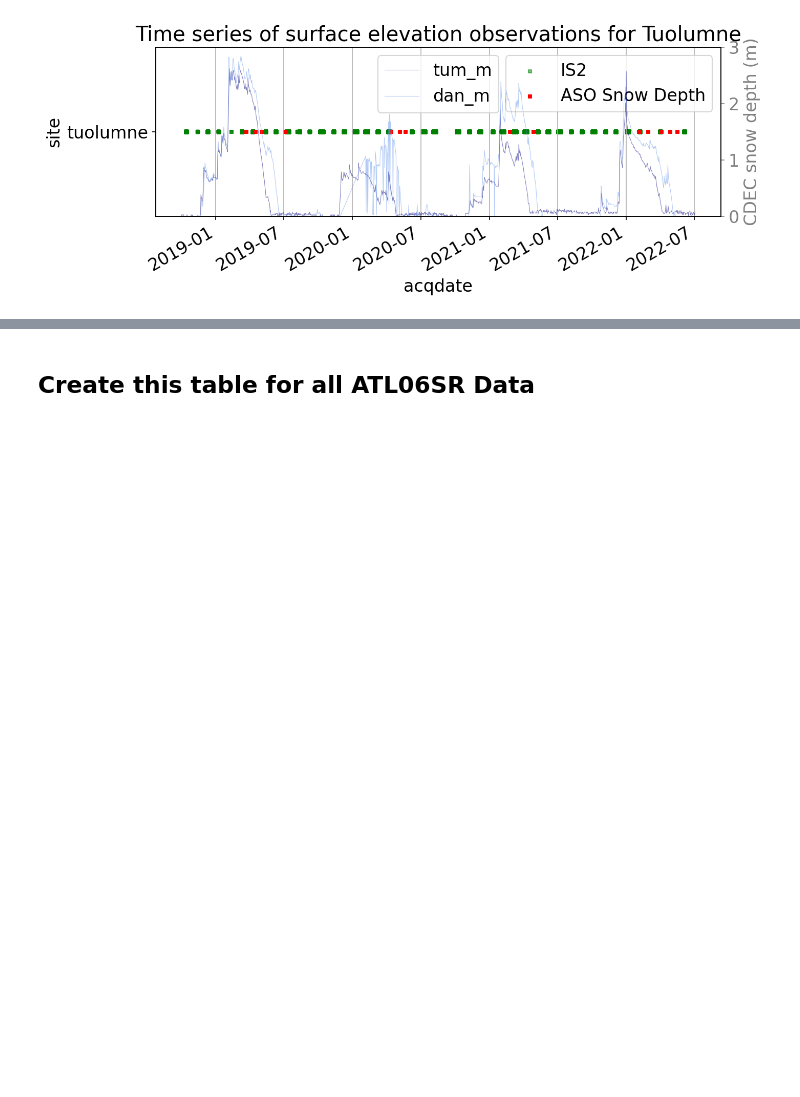
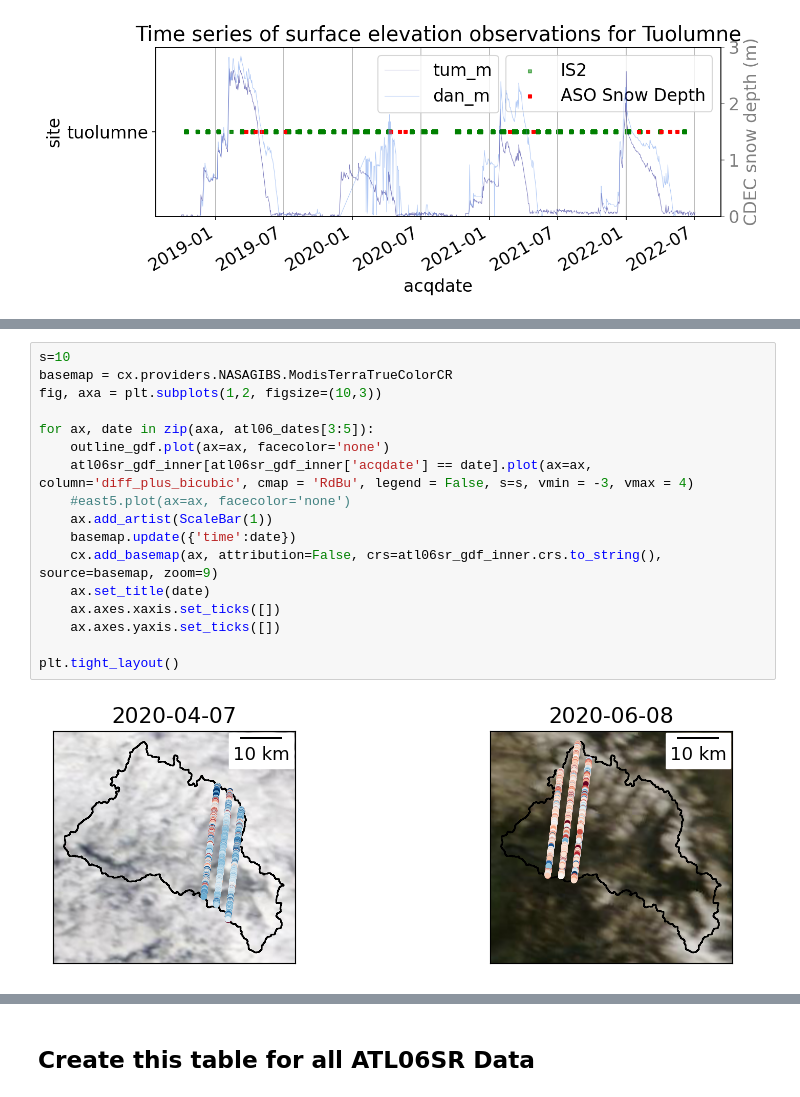
Before and after one commit to bessoh2/icesat2_sr, a Jupyter notebook: notebooks/figure_production/pair_comparison.ipynb, the cells around one changed output, grey strips where cells are left out. Cells and saved outputs as stored; diff of their text form; blank space fills up the shorter version.

```diff
--- a/notebooks/figure_production/pair_comparison.ipynb
+++ b/notebooks/figure_production/pair_comparison.ipynb
@@ -1580,0 +1465,19 @@ plt.savefig('../../figures/timeseries.jpeg')
+# %%
+s=10
+basemap = cx.providers.NASAGIBS.ModisTerraTrueColorCR
+fig, axa = plt.subplots(1,2, figsize=(10,3))
+
+for ax, date in zip(axa, atl06_dates[3:5]):
+    outline_gdf.plot(ax=ax, facecolor='none')
+    atl06sr_gdf_inner[atl06sr_gdf_inner['acqdate'] == date].plot(ax=ax, column='diff_plus_bicubic', cmap = 'RdBu', legend = False, s=s, vmin = -3, vmax = 4)
+    #east5.plot(ax=ax, facecolor='none')
+    ax.add_artist(ScaleBar(1))
+    basemap.update({'time':date})
+    cx.add_basemap(ax, attribution=False, crs=atl06sr_gdf_inner.crs.to_string(), source=basemap, zoom=9)
+    ax.set_title(date)
+    ax.axes.xaxis.set_ticks([])
+    ax.axes.yaxis.set_ticks([])
+
+plt.tight_layout()
+# %% [output]
+[figure, new version]
```
Also changed, not shown: parts of 64 cells of this notebook, 2 other files.
